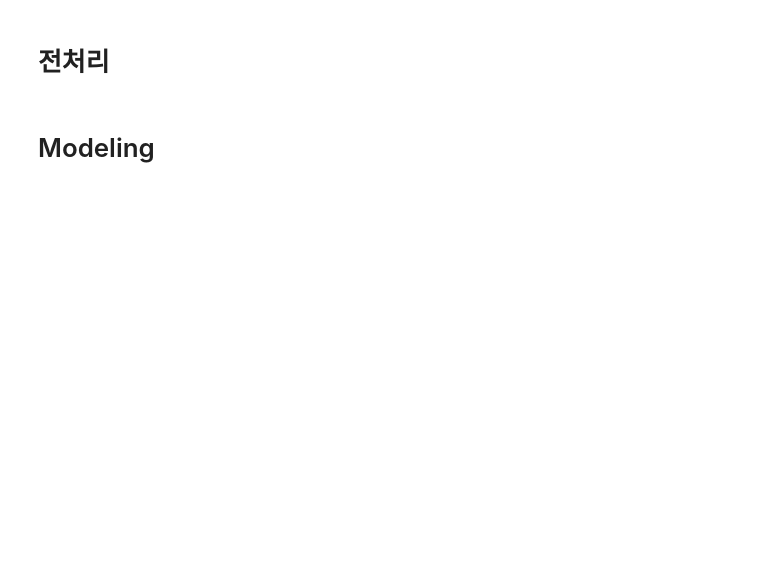
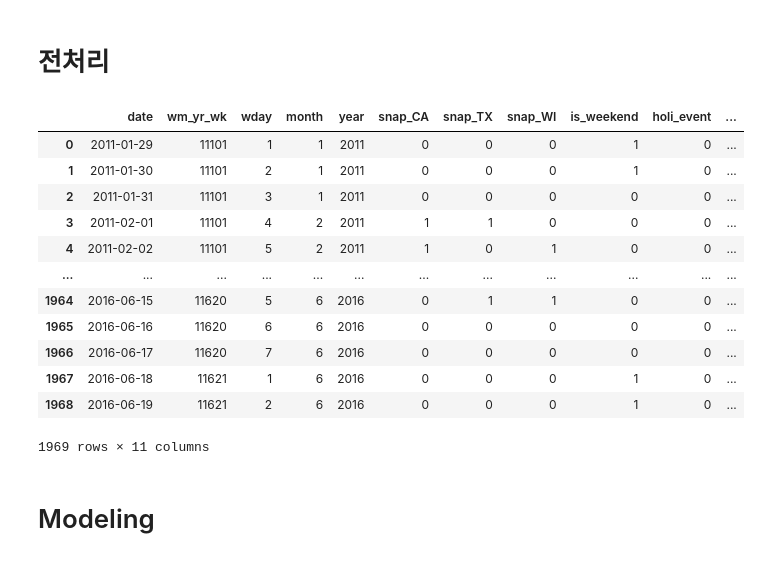
Before and after one commit to seohyunchoi123/Kaggle, a Jupyter notebook: 4. M5 Forecasting Accuracy/Modeling.ipynb, the cells around one changed output. Drawn from its saved outputs; the diff is of its cells as text; code cells hidden in the pictures; blank space fills up the shorter version.

```diff
--- a/4. M5 Forecasting Accuracy/Modeling.ipynb
+++ b/4. M5 Forecasting Accuracy/Modeling.ipynb
@@ -27,5 +26,5 @@ SALES_DTYPES = {'id':"category", 'item_id':"category", "dept_id":"category", "ca
 # %%
-calender = pd.read_csv("/kaggle/input/m5-forecasting-accuracy/calendar.csv", dtype = CAL_DTYPES)
-sell_price = pd.read_csv("/kaggle/input/m5-forecasting-accuracy/sell_prices.csv", dtype = PRICE_DTYPES)
-sales_train_val = pd.read_csv("/kaggle/input/m5-forecasting-accuracy/sales_train_validation.csv", dtype=SALES_DTYPES)
+calender = pd.read_csv("/kaggle/input/m5-forecasting-accuracy/calendar.csv")
+sell_price = pd.read_csv("/kaggle/input/m5-forecasting-accuracy/sell_prices.csv")
+sales_train_val = pd.read_csv("/kaggle/input/m5-forecasting-accuracy/sales_train_validation.csv")
 smp_submission = pd.read_csv("/kaggle/input/m5-forecasting-accuracy/sample_submission.csv")
@@ -45,6 +39,21 @@ for col in sales_train_val.columns:
 # %%
 calender['is_weekend'] = calender['weekday'].apply(lambda x: 1 if (x=='Saturday')or(x=='Sunday') else 0)
 calender['holi_event'] = calender['event_name_1'].apply(lambda x: 1 if not pd.isnull(x) and x in ['PresidentDay', 'MemorialDay', 'IndependenceDay', 'LaborDay', 'ColumnbusDay', 'VeteransDay', 'Thanksgiving', 'Christmas', 'NewYear', 'MartinLutherKingDay'] else 0)
 calender['is_event'] = calender['event_name_1'].apply(lambda x: 1 if not pd.isnull(x) else 0)
 calender.drop(['weekday', 'd', 'event_name_1', 'event_type_1','event_name_2','event_type_2'], axis=1, inplace=True)
+calender
+# %% [output]
+|  | date | wm_yr_wk | wday | month | year | snap_CA | snap_TX | snap_WI | is_weekend | holi_event | ... |
+| 0 | 2011-01-29 | 11101 | 1 | 1 | 2011 | 0 | 0 | 0 | 1 | 0 | ... |
+| 1 | 2011-01-30 | 11101 | 2 | 1 | 2011 | 0 | 0 | 0 | 1 | 0 | ... |
+| 2 | 2011-01-31 | 11101 | 3 | 1 | 2011 | 0 | 0 | 0 | 0 | 0 | ... |
+| 3 | 2011-02-01 | 11101 | 4 | 2 | 2011 | 1 | 1 | 0 | 0 | 0 | ... |
+| 4 | 2011-02-02 | 11101 | 5 | 2 | 2011 | 1 | 0 | 1 | 0 | 0 | ... |
+| ... | ... | ... | ... | ... | ... | ... | ... | ... | ... | ... | ... |
+| 1964 | 2016-06-15 | 11620 | 5 | 6 | 2016 | 0 | 1 | 1 | 0 | 0 | ... |
+| 1965 | 2016-06-16 | 11620 | 6 | 6 | 2016 | 0 | 0 | 0 | 0 | 0 | ... |
+| 1966 | 2016-06-17 | 11620 | 7 | 6 | 2016 | 0 | 0 | 0 | 0 | 0 | ... |
+| 1967 | 2016-06-18 | 11621 | 1 | 6 | 2016 | 0 | 0 | 0 | 1 | 0 | ... |
+| 1968 | 2016-06-19 | 11621 | 2 | 6 | 2016 | 0 | 0 | 0 | 1 | 0 | ... |
+1969 rows × 11 columns
 # %%
```
Also changed, not shown: parts of 18 cells of this notebook.
